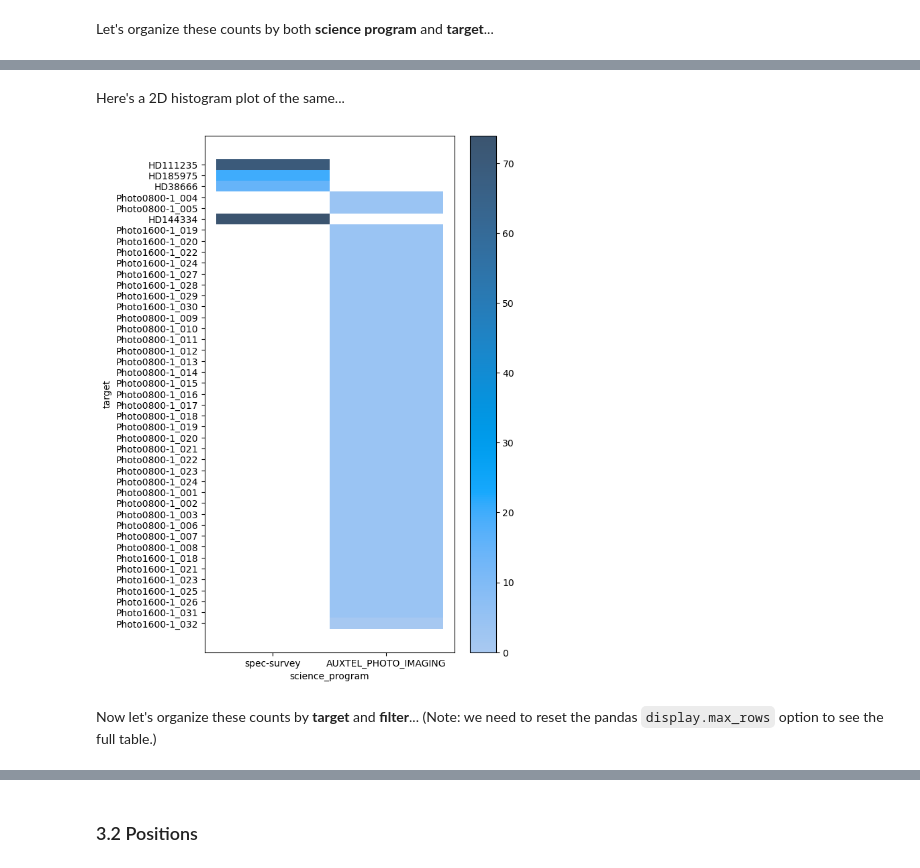
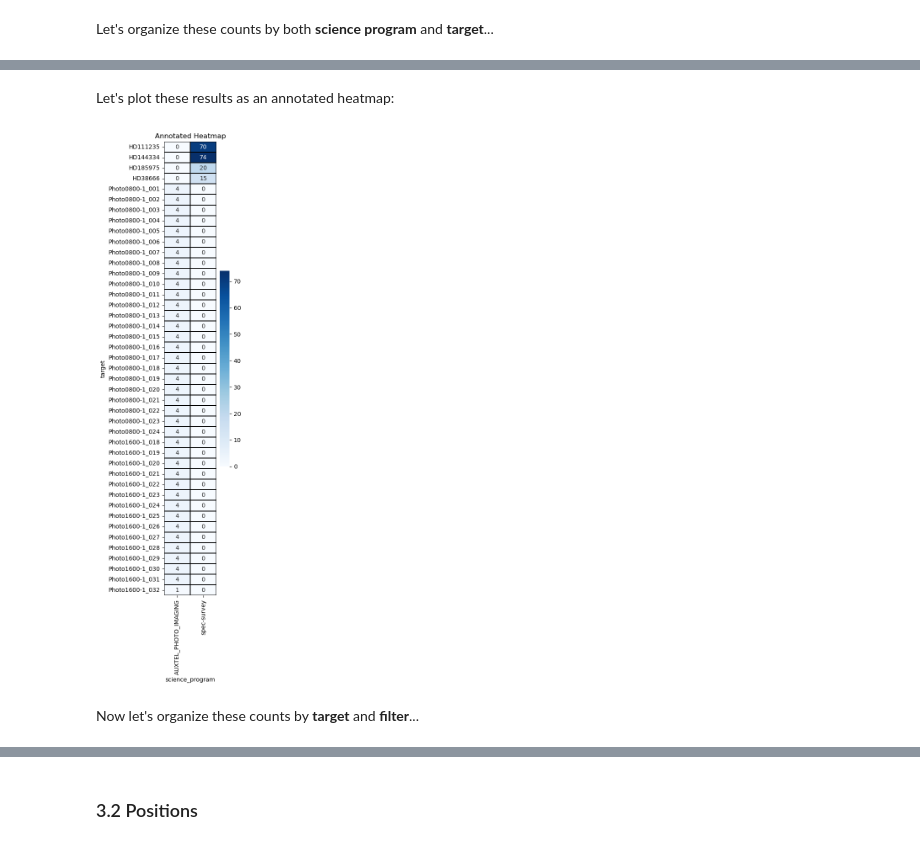
Before and after one commit to lsst-dm/vv-team-notebooks, a Jupyter notebook: notebooks/PREOPS-5002-target-report.ipynb, the cells around one changed output, grey strips where cells are left out. Saved outputs shown, nothing was run; the diff lists cells and outputs as text; code cells hidden in the pictures.

Commit message:
Added annotated heat maps

```diff
--- a/notebooks/PREOPS-5002-target-report.ipynb
+++ b/notebooks/PREOPS-5002-target-report.ipynb
@@ -41,3 +103,30 @@ import warnings
+# %%
+# With a little help from https://seaborn.pydata.org/generated/seaborn.heatmap.html ...
+
+def plotAnnotatedHeatMap_df2Dgroupby(df_grouped, col_index, col_column, col_values, title='Annotated Heatmap', cmap='Blues'):
+
+    # Estimate a good figure size in x,y for the resulting plot...
+    figsize_x = df_grouped[col_column].unique().size
+    figsize_y = df_grouped[col_index].unique().size
+    if figsize_y < 3:
+        figsize_y = 1
+    else:
+        figsize_y = round(figsize_y/3)
+
+    # Pivot the DataFrame to works with Seaborn heatmap...
+    pivot_table = df_grouped.pivot(index=col_index, columns=col_column, values=col_values)
+    fig, ax = plt.subplots(figsize=(figsize_x, figsize_y))
+    #fig, ax = plt.subplots(figsize=(5, 15))
+    #fig, ax = plt.subplots()
+
+    # Plot the annoated heatmap...
+    sns.heatmap(pivot_table, annot=True, cmap=cmap, linecolor='Black', linewidths=0.1, ax=ax)
+
+    # Add labels and title and rotate the x tick labels by 90 degrees...
+    ax.set_xlabel(col_column)
+    ax.set_ylabel(col_index)
+    ax.set_title(title)
+    plt.xticks(rotation=90)
 # %% [markdown]
 Set filter warnings to "ignore" to avoid a lot of "logorrhea" to the screen:
 # %%
@@ -107,3 +190,7 @@ results = registry.queryDimensionRecords('exposure',where="instrument='LATISS' A
+# %%
+query="instrument='%s' AND day_obs=%d" % (instrument, day_obs)
+results = registry.queryDimensionRecords('exposure',where=query)
+#results = registry.queryDimensionRecords('exposure',where="instrument='LATISS' AND day_obs=20240422")
 # %% [markdown]
 How many results were returned?
 # %%
@@ -346,10 +464,19 @@ Name: id, dtype: int64
 # %% [markdown]
-Here's a 2D histogram plot of the same...
+Let's plot these results as an annotated heatmap:
 # %%
-plt.figure(figsize=(6, 10))
-ax = sns.histplot(data=df_science, x="science_program", y="target", cbar=True)
+# First, we re-group df_science, setting the `fill_zeros` parameter back to `True`.
+#  This is mostly for aesthetic reasons for the plotting below (the value of '0'
+#  will be included in the annotations for those science_progam/target combos that
+#  have no observations); otherwise those boxes will be left blank).
+df_science_grouped = df2Dgroupby(df_science, 'science_program', 'target', 'id', True)
+
+# Now call the plotAnnotatedHeatMap_df2Dgroupby function defined in Section 1.2 above.
+plotAnnotatedHeatMap_df2Dgroupby(df_science_grouped, 'target', 'science_program', 'number', title='Annotated Heatmap', cmap='Blues')
+
+#plt.figure(figsize=(6, 10))
+#ax = sns.histplot(data=df_science, x="science_program", y="target", cbar=True)
 # %% [output]
-[figure, old version]
+[figure, new version]
 # %% [markdown]
-Now let's organize these counts by **target** and **filter**...  (Note: we need to reset the pandas `display.max_rows` option to see the full table.)
+Now let's organize these counts by **target** and **filter**...
 # %%
```
Also changed, not shown: parts of 31 cells of this notebook.
